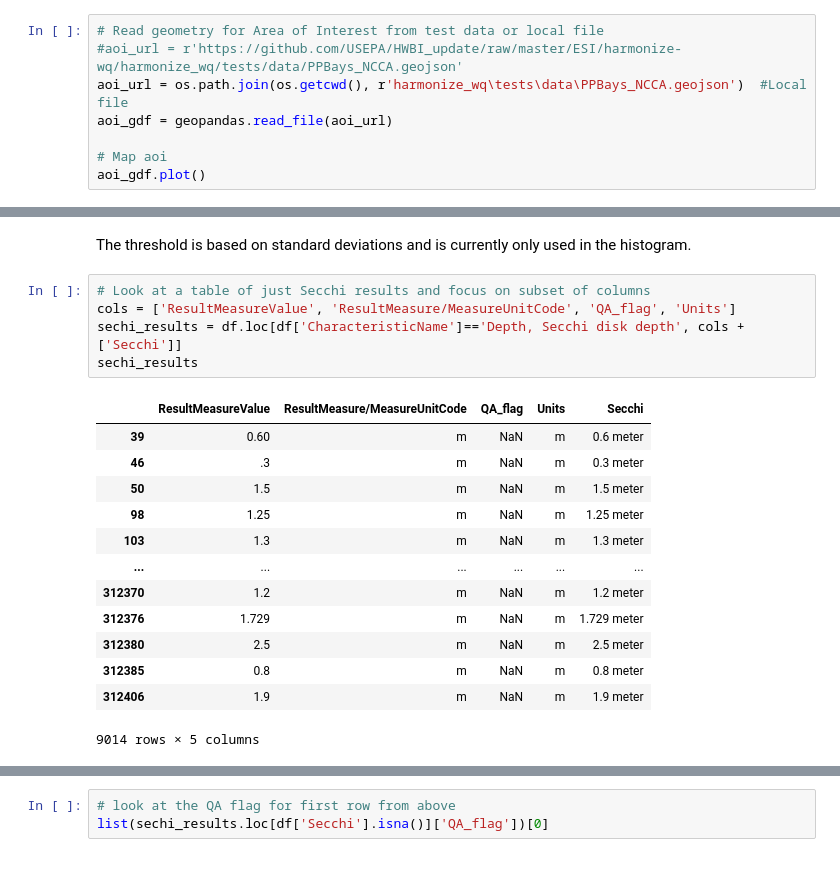
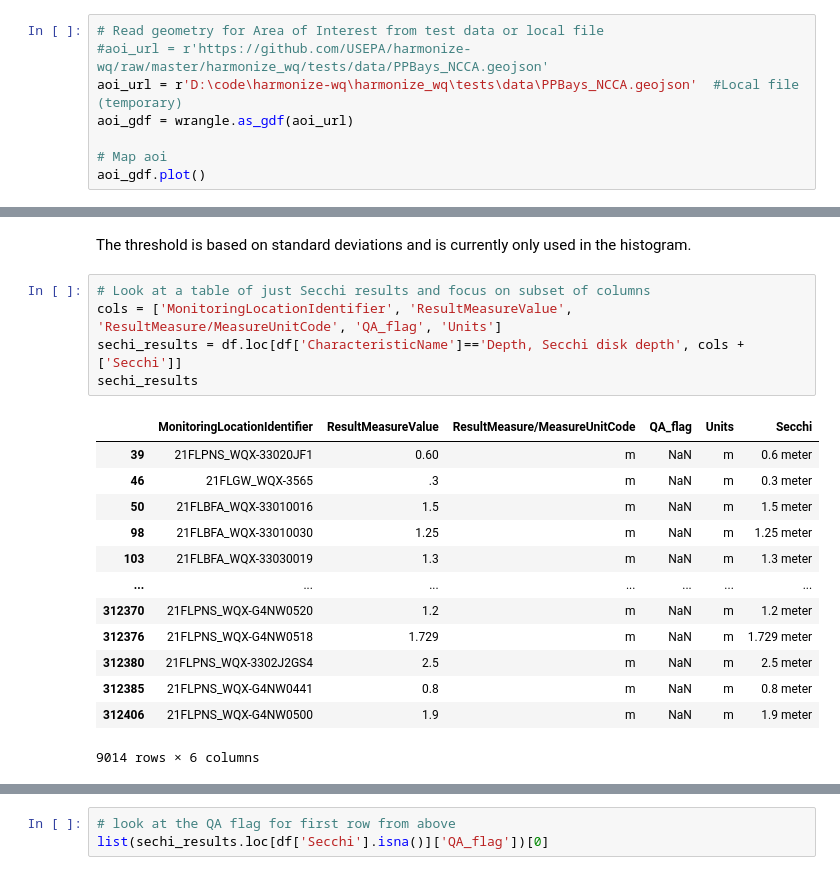
Before and after one commit to USEPA/harmonize-wq, a Jupyter notebook: demos/Harmonize_Pensacola.ipynb, the cells around one changed output, grey strips where cells are left out. Saved outputs shown, nothing was run; the diff lists cells and outputs as text.

```diff
--- a/demos/Harmonize_Pensacola.ipynb
+++ b/demos/Harmonize_Pensacola.ipynb
@@ -142,8 +145,8 @@ os.getcwd()
 # %%
 # Read geometry for Area of Interest from test data or local file
-#aoi_url = r'https://github.com/USEPA/HWBI_update/raw/master/ESI/harmonize-wq/harmonize_wq/tests/data/PPBays_NCCA.geojson'
-aoi_url = os.path.join(os.getcwd(), r'harmonize_wq\tests\data\PPBays_NCCA.geojson')  #Local file
-aoi_gdf = geopandas.read_file(aoi_url)
+#aoi_url = r'https://github.com/USEPA/harmonize-wq/raw/master/harmonize_wq/tests/data/PPBays_NCCA.geojson'
+aoi_url = r'D:\code\harmonize-wq\harmonize_wq\tests\data\PPBays_NCCA.geojson'  #Local file (temporary)
+aoi_gdf = wrangle.as_gdf(aoi_url)
 
 # Map aoi
 aoi_gdf.plot()
@@ -332,23 +326,23 @@ Results outside threshold (0.0 to 5.996816835973112): 17
 The threshold is based on standard deviations and is currently only used in the histogram.
 # %%
 # Look at a table of just Secchi results and focus on subset of columns
-cols = ['ResultMeasureValue', 'ResultMeasure/MeasureUnitCode', 'QA_flag', 'Units']
+cols = ['MonitoringLocationIdentifier', 'ResultMeasureValue', 'ResultMeasure/MeasureUnitCode', 'QA_flag', 'Units']
 sechi_results = df.loc[df['CharacteristicName']=='Depth, Secchi disk depth', cols + ['Secchi']]
 sechi_results
 # %% [output]
-|  | ResultMeasureValue | ResultMeasure/MeasureUnitCode | QA_flag | Units | Secchi |
-| 39 | 0.60 | m | NaN | m | 0.6 meter |
-| 46 | .3 | m | NaN | m | 0.3 meter |
-| 50 | 1.5 | m | NaN | m | 1.5 meter |
-| 98 | 1.25 | m | NaN | m | 1.25 meter |
-| 103 | 1.3 | m | NaN | m | 1.3 meter |
-| ... | ... | ... | ... | ... | ... |
-| 312370 | 1.2 | m | NaN | m | 1.2 meter |
-| 312376 | 1.729 | m | NaN | m | 1.729 meter |
-| 312380 | 2.5 | m | NaN | m | 2.5 meter |
-| 312385 | 0.8 | m | NaN | m | 0.8 meter |
-| 312406 | 1.9 | m | NaN | m | 1.9 meter |
+|  | MonitoringLocationIdentifier | ResultMeasureValue | ResultMeasure/MeasureUnitCode | QA_flag | Units | Secchi |
+| 39 | 21FLPNS_WQX-33020JF1 | 0.60 | m | NaN | m | 0.6 meter |
+| 46 | 21FLGW_WQX-3565 | .3 | m | NaN | m | 0.3 meter |
+| 50 | 21FLBFA_WQX-33010016 | 1.5 | m | NaN | m | 1.5 meter |
+| 98 | 21FLBFA_WQX-33010030 | 1.25 | m | NaN | m | 1.25 meter |
+| 103 | 21FLBFA_WQX-33030019 | 1.3 | m | NaN | m | 1.3 meter |
+| ... | ... | ... | ... | ... | ... | ... |
+| 312370 | 21FLPNS_WQX-G4NW0520 | 1.2 | m | NaN | m | 1.2 meter |
+| 312376 | 21FLPNS_WQX-G4NW0518 | 1.729 | m | NaN | m | 1.729 meter |
+| 312380 | 21FLPNS_WQX-3302J2GS4 | 2.5 | m | NaN | m | 2.5 meter |
+| 312385 | 21FLPNS_WQX-G4NW0441 | 0.8 | m | NaN | m | 0.8 meter |
+| 312406 | 21FLPNS_WQX-G4NW0500 | 1.9 | m | NaN | m | 1.9 meter |
-9014 rows × 5 columns
+9014 rows × 6 columns
 # %%
 # Look at unusable(NAN) results
 sechi_results.loc[df['Secchi'].isna()]
```
Also changed, not shown: parts of 37 cells of this notebook.
